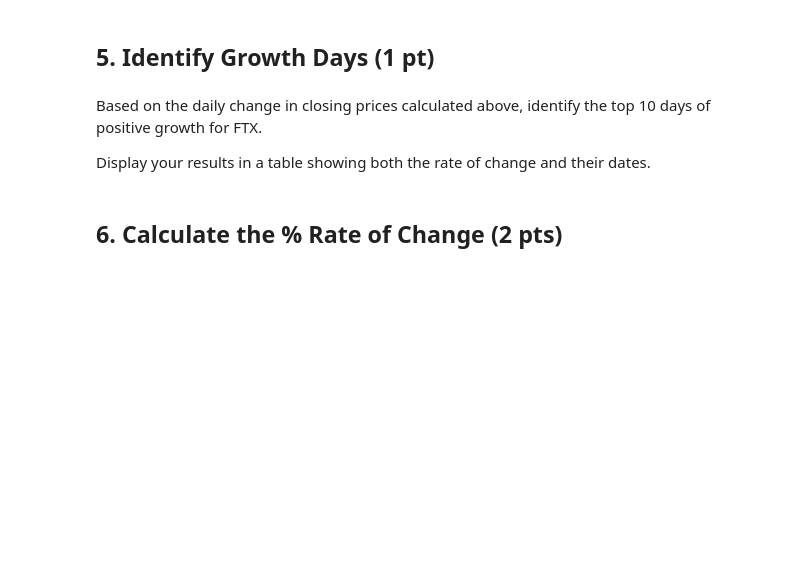
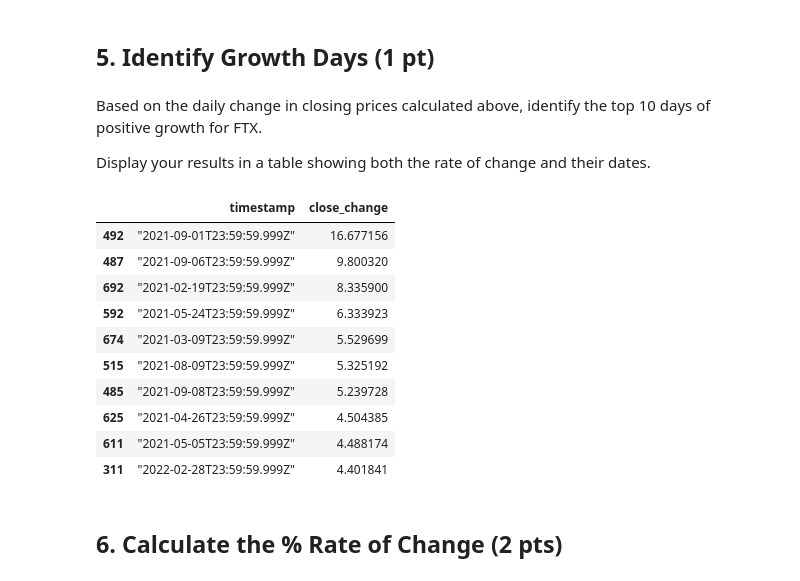
Before and after one commit to qfx4yk/ds1002-qfx4yk, a Jupyter notebook: labs/lab1/lab1-ftx-stock-pricing.ipynb, the cells around one changed output. Drawn from its saved outputs; the diff is of its cells as text; code cells hidden in the pictures; blank space fills up the shorter version.

```diff
--- a/labs/lab1/lab1-ftx-stock-pricing.ipynb
+++ b/labs/lab1/lab1-ftx-stock-pricing.ipynb
@@ -173,6 +173,21 @@ ftx_new
 Based on the daily change in closing prices calculated above, identify the top 10 days of positive growth for FTX.
 
 Display your results in a table showing both the rate of change and their dates.
+# %%
+ftx_new_close_sorted = ftx_new.sort_values(["close_change"], ascending=False)
+ftx_new_close_sorted[['timestamp','close_change']].head(10)
+# %% [output]
+|  | timestamp | close_change |
+| 492 | "2021-09-01T23:59:59.999Z" | 16.677156 |
+| 487 | "2021-09-06T23:59:59.999Z" | 9.800320 |
+| 692 | "2021-02-19T23:59:59.999Z" | 8.335900 |
+| 592 | "2021-05-24T23:59:59.999Z" | 6.333923 |
+| 674 | "2021-03-09T23:59:59.999Z" | 5.529699 |
+| 515 | "2021-08-09T23:59:59.999Z" | 5.325192 |
+| 485 | "2021-09-08T23:59:59.999Z" | 5.239728 |
+| 625 | "2021-04-26T23:59:59.999Z" | 4.504385 |
+| 611 | "2021-05-05T23:59:59.999Z" | 4.488174 |
+| 311 | "2022-02-28T23:59:59.999Z" | 4.401841 |
 # %% [markdown]
 ## 6. Calculate the % Rate of Change (2 pts)
 # %% [markdown]
```
